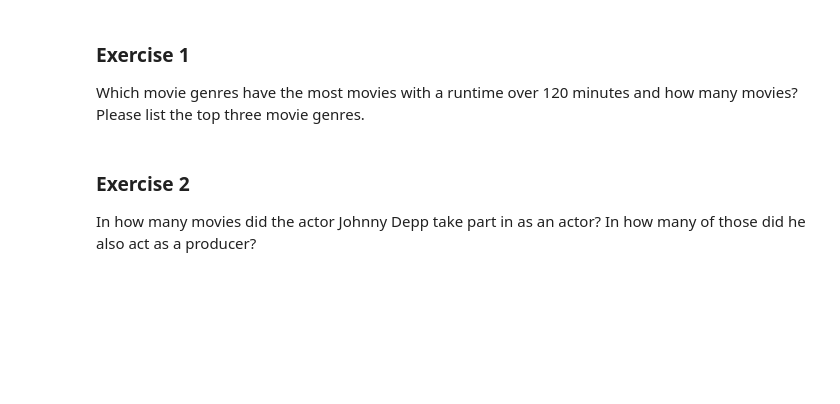
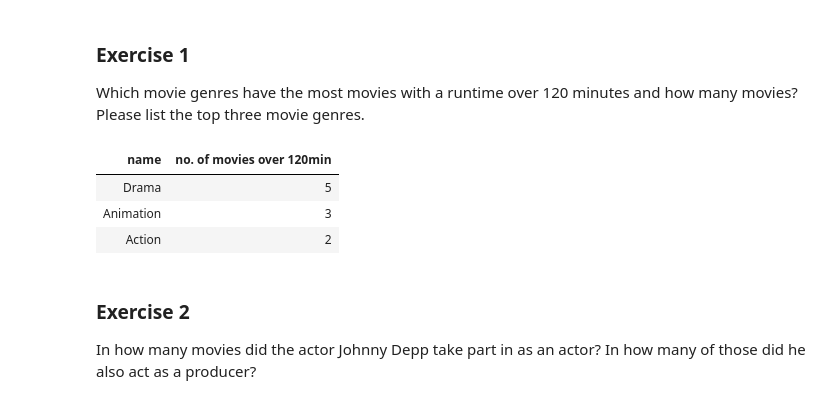
Before and after one commit to timo282/Big_Data_Storage-Movie_Ratings, a Jupyter notebook: Exam_Big_Data_Storage_Notebook.ipynb, the cells around one changed output. Saved outputs shown, nothing was run; the diff lists cells and outputs as text; code cells hidden in the pictures; blank space fills up the shorter version.

```diff
--- a/Exam_Big_Data_Storage_Notebook.ipynb
+++ b/Exam_Big_Data_Storage_Notebook.ipynb
@@ -308,6 +308,23 @@ df_movie_genres = spark.read.parquet("/tmp/out/movie_genres.parquet")
 # %% [markdown]
 ### Exercise 1
 Which movie genres have the most movies with a runtime over 120 minutes and how many movies? Please list the top three movie genres.
+# %%
+from pyspark.sql.functions import broadcast, col
+broadcastGenres = broadcast(df_genres)
+
+df_movies.where(df_movies.runtime > 120).join(df_movie_genres, df_movie_genres.movie_id == df_movies.id)\
+                                        .join(broadcastGenres, df_movie_genres.movie_id == broadcastGenres.id)\
+                                        .groupby(broadcastGenres.name)\
+                                        .count()\
+                                        .select(broadcastGenres.name, col("count").alias("no. of movies over 120min"))\
+                                        .orderBy("count", ascending=False)\
+                                        .limit(3)\
+                                        .display()
+# %% [output]
+| name | no. of movies over 120min |
+| Drama | 5 |
+| Animation | 3 |
+| Action | 2 |
 # %% [markdown]
 ### Exercise 2
 In how many movies did the actor Johnny Depp take part in as an actor? In how many of those did he also act as a producer?
```
Also changed, not shown: parts of 3 cells of this notebook.
